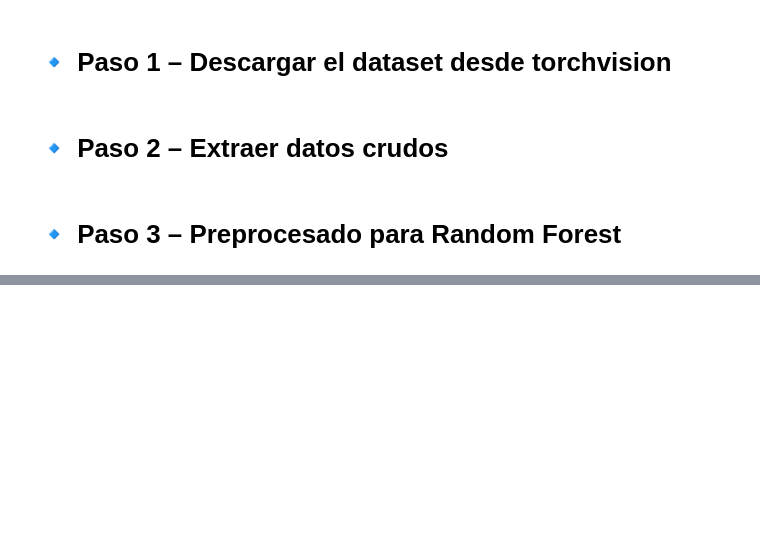
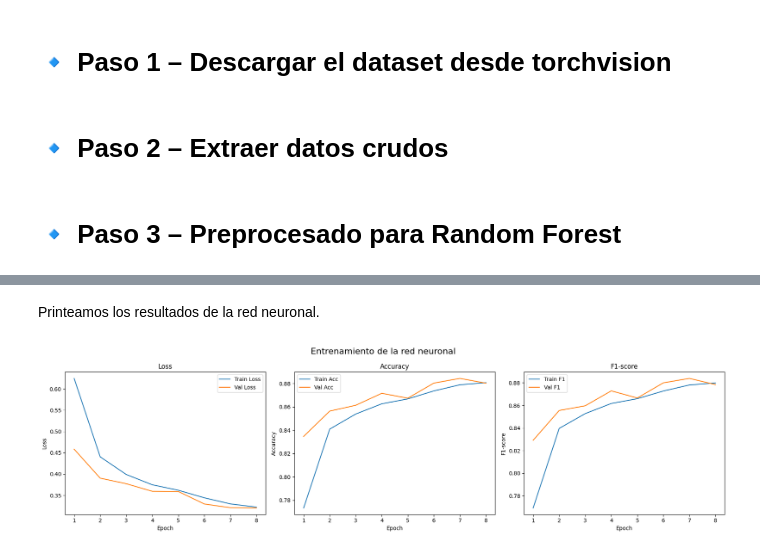
Before and after one commit to javierlago/RepasoIntenligenciaArtificial, a Jupyter notebook: fashion/model_compare.ipynb, the cells around one changed output, grey strips where cells are left out. Drawn from its saved outputs; the diff is of its cells as text; code cells hidden in the pictures; blank space fills up the shorter version.

```diff
--- a/fashion/model_compare.ipynb
+++ b/fashion/model_compare.ipynb
@@ -42,0 +131,6 @@ SyntaxError: (unicode error) 'utf-8' codec can't decode byte 0xfa in position 13
+# %%
+import torch
+from torch.utils.data import TensorDataset, DataLoader
+from utils import create_dataloaders
+
+dataloaders =create_dataloaders(X_train_scaled, y_train, X_val_scaled, y_val, X_test_scaled, y_test, batch_size=64)
@@ -42,0 +139,22 @@ SyntaxError: (unicode error) 'utf-8' codec can't decode byte 0xfa in position 13
+# %%
+import torch.nn as nn
+
+class NeuralNet(nn.Module):
+    def __init__(self, input_size=784, num_classes=10):
+        super(NeuralNet, self).__init__()
+
+        self.network = nn.Sequential(
+            nn.Linear(input_size, 256),   # Capa 1
+            nn.ReLU(),                    # Activación
+            nn.Dropout(0.3),              # Regularización
+
+            nn.Linear(256, 128),          # Capa 2
+            nn.ReLU(),
+            nn.Dropout(0.3),
+
+            nn.Linear(128, num_classes)   # Capa de salida
+        )
+
+    def forward(self, x):
+        return self.network(x)
+model = NeuralNet()
@@ -42,0 +163,12 @@ SyntaxError: (unicode error) 'utf-8' codec can't decode byte 0xfa in position 13
+# %%
+from utils import train_model
+import torch.nn as nn
+import torch.optim as optim
+
+# Instanciar red y componentes
+model = NeuralNet()
+criterion = nn.CrossEntropyLoss()
+optimizer = optim.Adam(model.parameters(), lr=0.001)
+
+# Entrenar el modelo
+metrics = train_model(model, dataloaders['train'], dataloaders['val'], criterion, optimizer, epochs=8)
@@ -42,0 +188,8 @@ SyntaxError: (unicode error) 'utf-8' codec can't decode byte 0xfa in position 13
+# %% [markdown]
+Printeamos los resultados de la red neuronal.
+# %%
+from utils import plot_training_metrics
+
+plot_training_metrics(metrics, title='Entrenamiento de la red neuronal')
+# %% [output]
+[figure, added]
```
Also changed, not shown: parts of 18 cells of this notebook, 4 other files.
